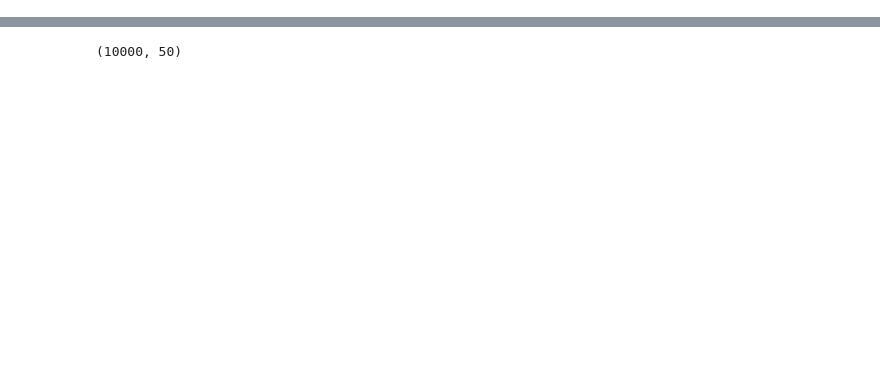
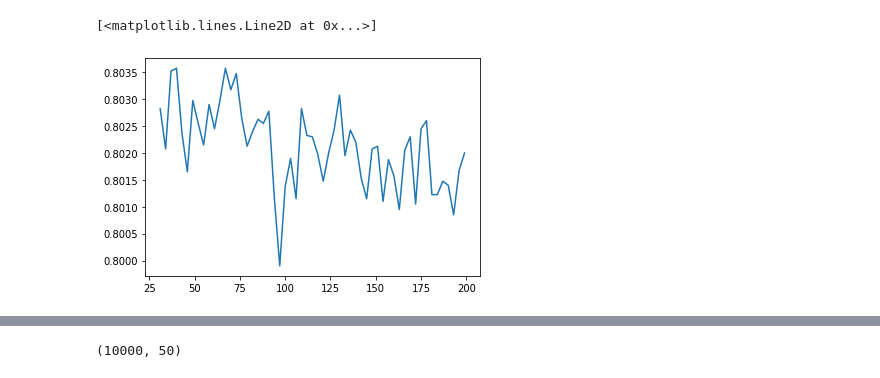
Before and after one commit to Machine-Learning-Project-Group/How-long-will-it-take-to-cook-this-, a Jupyter notebook: XDD.ipynb, the cells around one changed output, grey strips where cells are left out. Cells and saved outputs as stored; diff of their text form; code cells hidden in the pictures; blank space fills up the shorter version.

```diff
--- a/XDD.ipynb
+++ b/XDD.ipynb
@@ -76,0 +193,8 @@ Name: duration_label, Length: 40000, dtype: float64
+# %%
+#tuned lgb
+
+lgb_model = lgb.LGBMClassifier(max_depth = 10, num_leaves = 65)
+#acc = cross_val_score(lgb_model, X_f_vt_mi_mav, y, cv = 5).mean()
+#print("lightGBM: ", acc)
+lgb_model.fit(X_f_vt_mi_train_mav, y_train)
+print(evaluation.evaluate(lgb_model.predict(X_f_vt_mi_test_mav), y_test))
@@ -76,0 +222,16 @@ Name: duration_label, Length: 40000, dtype: float64
+# %%
+%%time
+# tuning lgb
+mn_score = []
+#mn_score_train1 = []
+#mn_score_test = []
+for n in range(31, 200, 3):
+    lgb_model = lgb.LGBMClassifier(max_depth = 10, num_leaves = n)
+    #acc = cross_val_score(lgb_model, X_f_vt_mi_mav, y, cv = 5).mean()
+    #print("lightGBM: ", acc)
+
+    #lgb_model.fit(X_f_vt_mi_train_mav, y_train)
+    #mn_score_train1.append(lgb_model.score(X_f_vt_mi_train_mav, y_train))
+    mn_score_train.append(cross_val_score(lgb_model, X_f_vt_mi_mav, y, cv = 4).mean())
+    #mn_score_test.append(lgb_model.score(X_f_vt_mi_test_mav, y_test))
+    #mn_score.append(acc)
@@ -76,0 +240,5 @@ Name: duration_label, Length: 40000, dtype: float64
+# %%
+plt.plot(range(31, 200, 3), mn_score_train[-57:])
+# %% [output]
+[<matplotlib.lines.Line2D at 0x...>]
+[figure, added]
```
Also changed, not shown: parts of 144 cells of this notebook, 2 other files.
